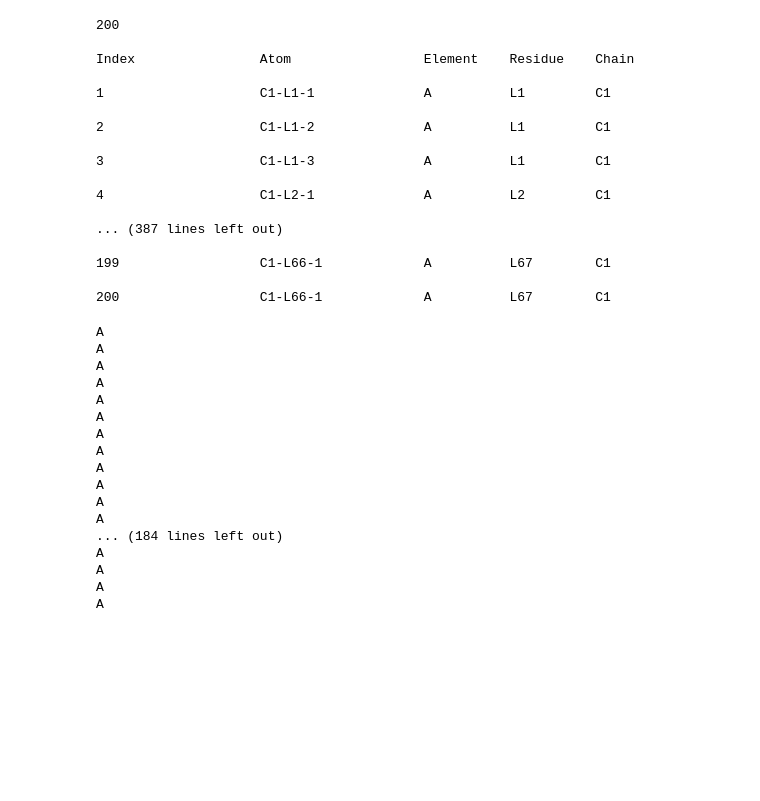
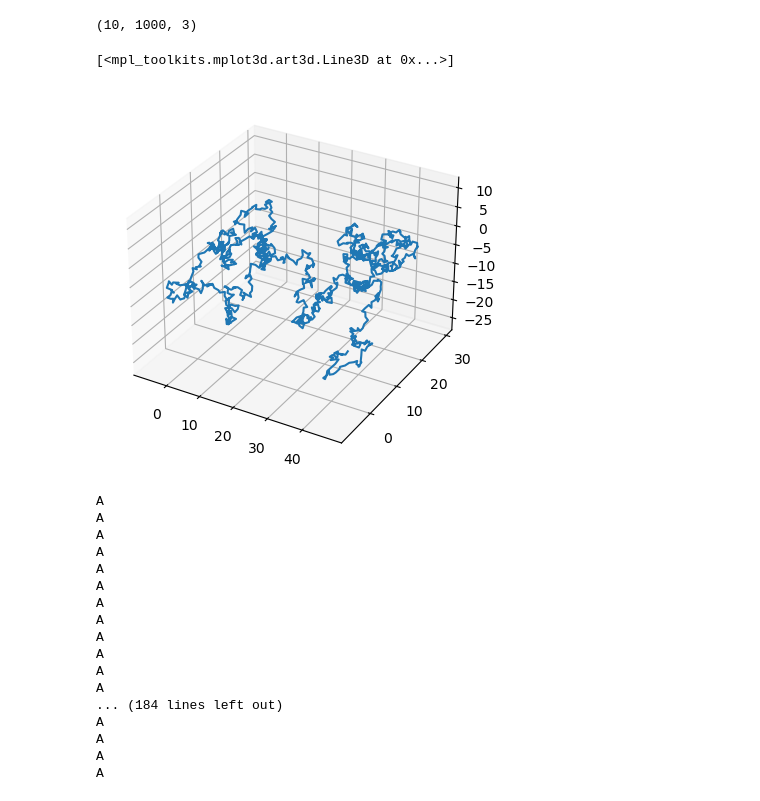
Before and after one commit to s-brahmachari/chromdyn, a Jupyter notebook: test.ipynb, the cells around one changed output. Saved outputs shown, nothing was run; the diff lists cells and outputs as text; code cells hidden in the pictures; blank space fills up the shorter version.

```diff
--- a/test.ipynb
+++ b/test.ipynb
@@ -11,17 +12,21 @@ generator.gen_top([200])
 # %%
 Rg = []
+positions=[]
 num_blocks = 5
-name='saw_bad_solvent'
-for idx, xx in enumerate([-0.4, -0.2, -0.3]):
+name='saw_LJ'
+for idx, xx in enumerate([1.0, 0.5]):
     Rg.append([])
     for replica in range(1):
         sim = ChromatinDynamics(generator.topology, integrator='langevin', platform_name="OpenCL", output_dir=f"{name}_{replica}", log_file=f"chrom_dynamics_{replica}.log")
-        sim.system_setup(mode=name, chi=xx, r_rep=0.5)
+        sim.system_setup(mode=name, chi=0.0, r_rep=xx)
         sim.simulation_setup()
         sim.run(10000) #relax
         for _ in range(num_blocks):
             sim.run(2000)
             sim.print_force_info()
+            state = sim.simulation.context.getState(getPositions=True)
+            pos = state.getPositions(asNumpy=True).value_in_unit(unit.nanometers)
+            positions.append(pos)
             Rg[idx].append(sim.analyzer.compute_RG())
 # np.savetxt("./Radius_of_gyration.txt", Rg)
 for val in Rg:
@@ -50,20 +54,5 @@ for val in Rg:
-# %%
-generator.print_top()
-# %% [output]
-200
-
-Index                Atom                 Element    Residue    Chain
-
-1                    C1-L1-1              A          L1         C1
-
-2                    C1-L1-2              A          L1         C1
-
-3                    C1-L1-3              A          L1         C1
-
-4                    C1-L2-1              A          L2         C1
-
-... (387 lines left out)
-
-199                  C1-L66-1             A          L67        C1
-
-200                  C1-L66-1             A          L67        C1
+# %%
+pos = np.array(positions)
+pos.shape
+# %% [output]
+(10, 1000, 3)
@@ -70,3 +62,12 @@ Index                Atom                 Element    Residue    Chain
+# %%
+
+fig = plt.figure()
+ax = fig.add_subplot(111, projection='3d')
+n=9
+ax.plot(pos[n,:,0], pos[n,:,1], pos[n,:,2])
+# %% [output]
+[<mpl_toolkits.mplot3d.art3d.Line3D at 0x...>]
+[figure, added]
 # %%
 for atom in generator.topology.atoms():
     print(atom.element)
```
Also changed, not shown: parts of 9 cells of this notebook, 4 other files.
